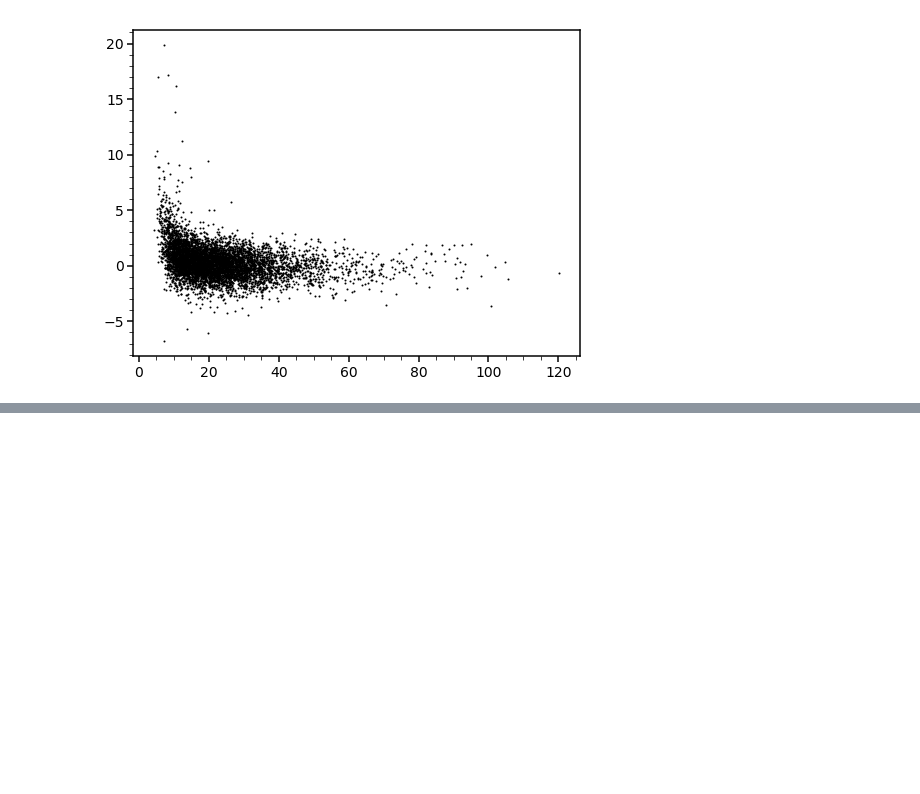
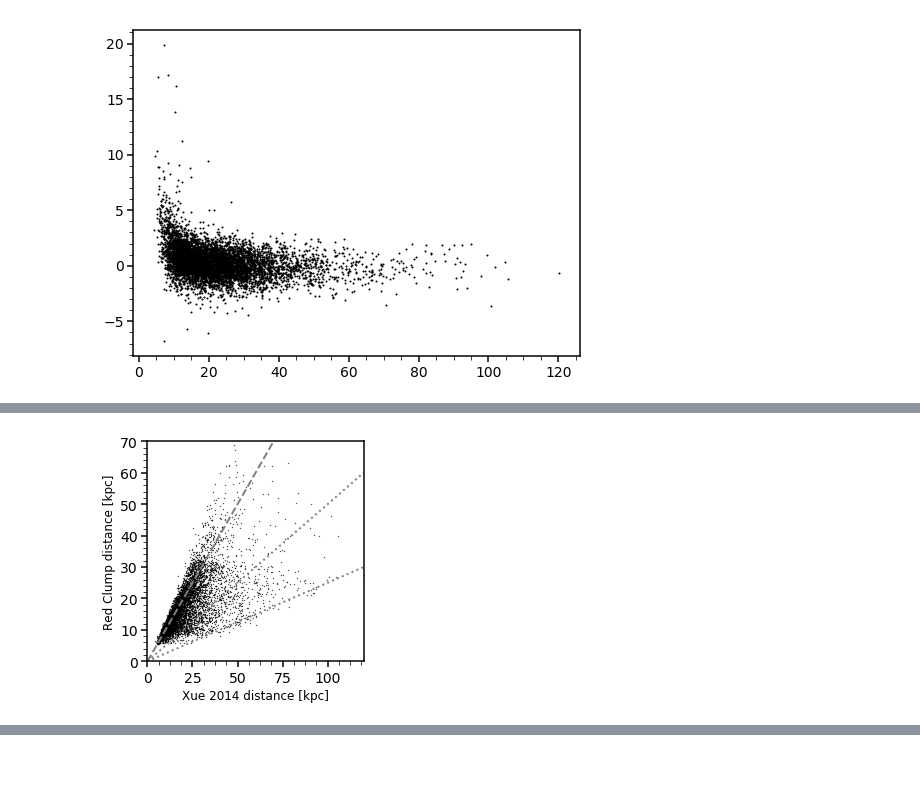
Before and after one commit to michael-petersen/ReflexMotion, a Jupyter notebook: KGiants-Data.ipynb, the cells around one changed output, grey strips where cells are left out. Saved outputs shown, nothing was run; the diff lists cells and outputs as text; code cells hidden in the pictures; blank space fills up the shorter version.

```diff
--- a/KGiants-Data.ipynb
+++ b/KGiants-Data.ipynb
@@ -507,0 +587,32 @@ plt.axis([0.,360.,-600.,600])
+# %%
+fig = plt.figure(figsize=(4,4))
+dvals = X14['d'][keep]
+
+M = gaiadict['gphot_g_mean_mag'][keep]# - 5*np.log10(dvals) + 5
+
+dM = 5*np.log10(1000.*dvals) - 5
+
+absmag = M-dM
+
+redclumpmag = 0.47
+redclump_dist = 10.**((M - redclumpmag + 5.)/5.)/1000.
+
+#plt.scatter(gaiadict['gbp_rp'][keep],absmag,color='black',s=.1)
+
+plt.scatter(dvals,redclump_dist,color='black',s=.1)
+
+plt.plot([0.,70.],[0.,70.],color='grey',linestyle='dashed')
+plt.plot([0.,120.],[0.,60.],color='grey',linestyle='dotted')
+plt.plot([0.,120.],[0.,30.],color='grey',linestyle='dotted')
+
+
+
+plt.xlabel('Xue 2014 distance [kpc]',size=12)
+plt.ylabel('Red Clump distance [kpc]',size=12)
+
+
+plt.axis([0.,120.,0.,70.])
+plt.tight_layout()
+plt.savefig('figures/kgiant_rc_distance_compare.png')
+# %% [output]
+[figure, added]
```
Also changed, not shown: parts of 62 cells of this notebook, 39 other files.
